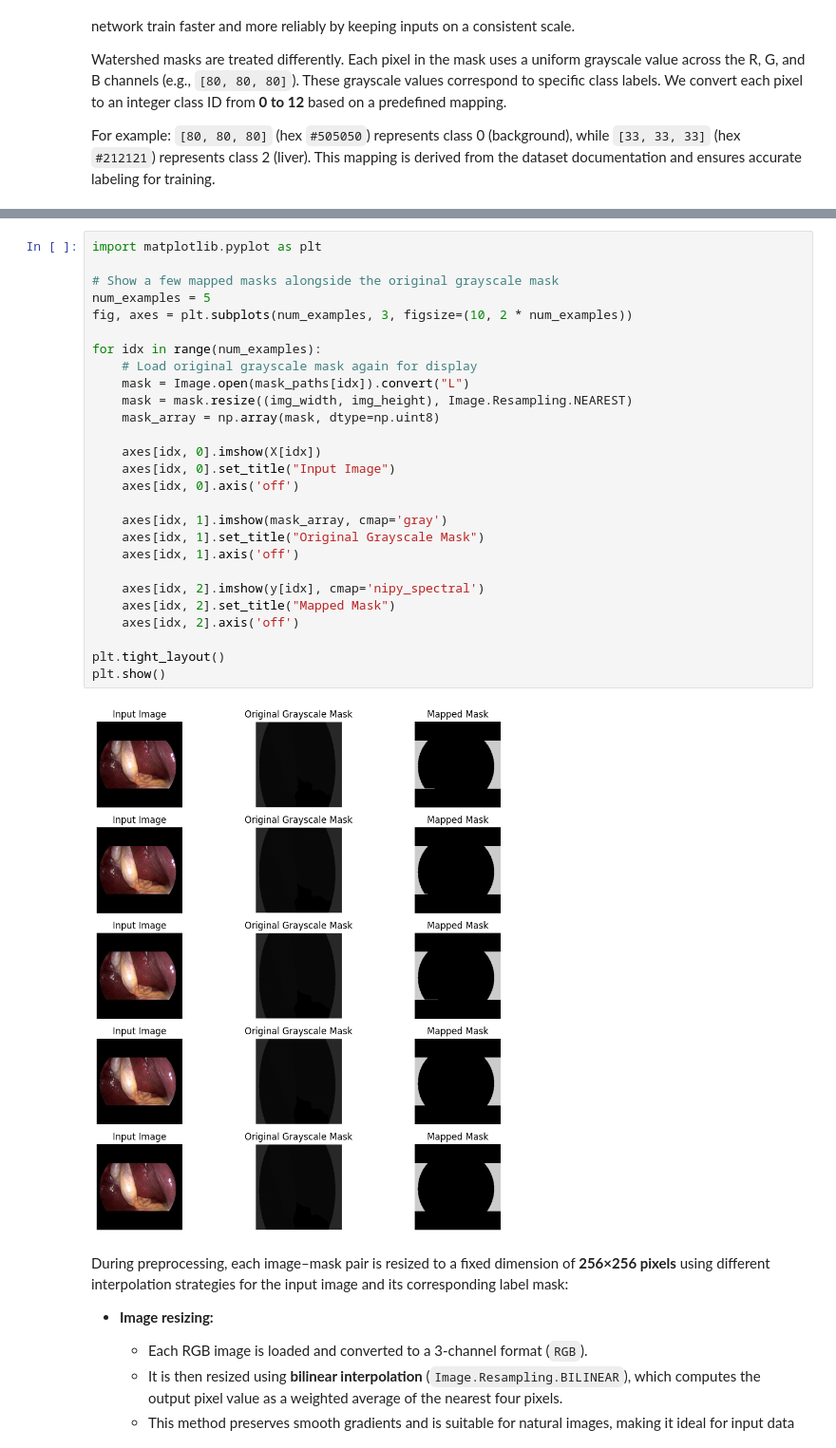
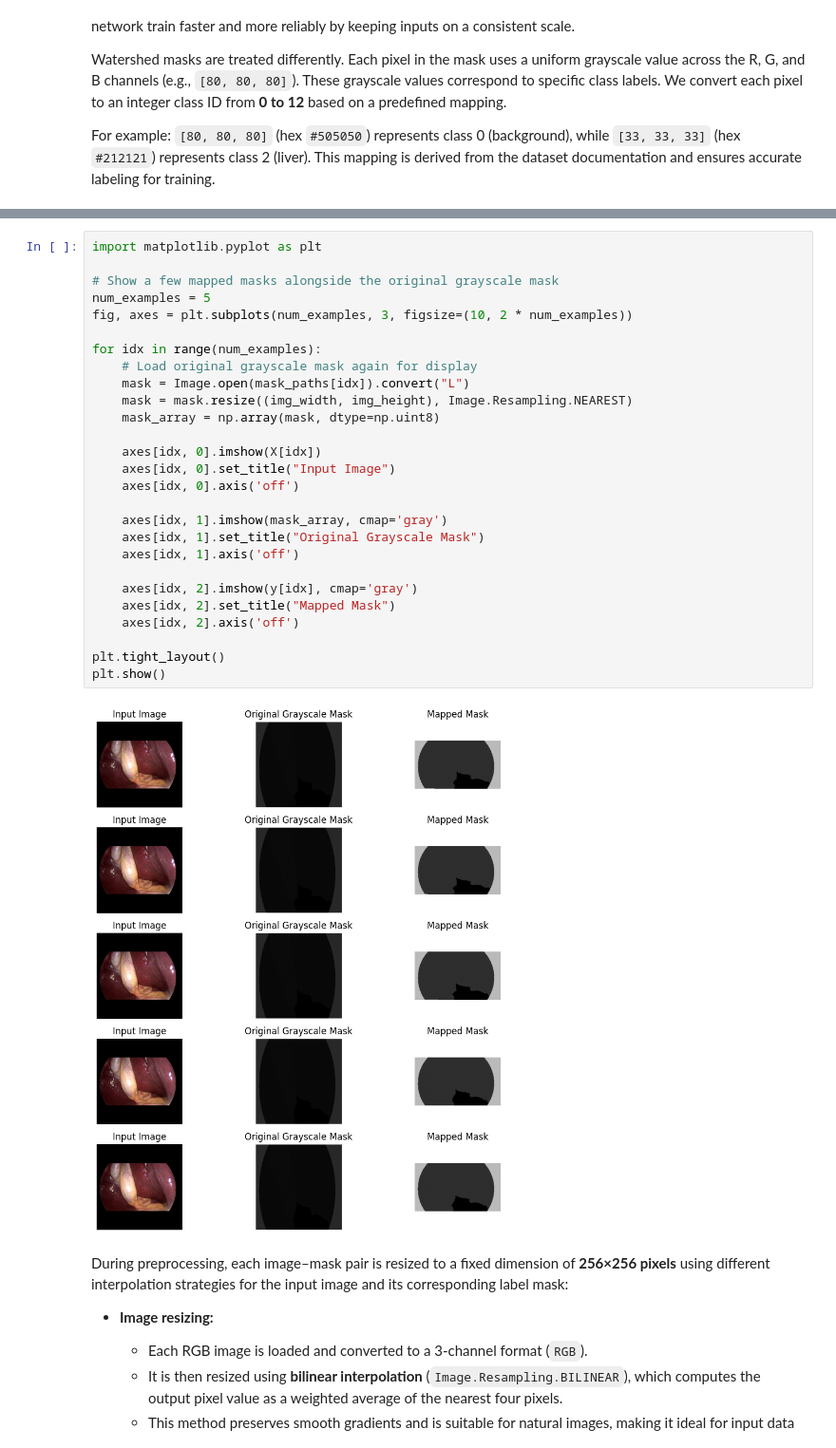
Before and after one commit to ionelaMuntian/Medical_Image_Segmentation, a Jupyter notebook: medical_image_segm.ipynb, the cells around one changed output, grey strips where cells are left out. Shown at 95% size. Saved outputs shown, nothing was run; the diff lists cells and outputs as text.

```diff
--- a/medical_image_segm.ipynb
+++ b/medical_image_segm.ipynb
@@ -383,32 +411,32 @@ for i, (img_path, mask_path) in enumerate(zip(image_paths, mask_paths)):
 # %%
 import matplotlib.pyplot as plt
 
 # Show a few mapped masks alongside the original grayscale mask
 num_examples = 5
 fig, axes = plt.subplots(num_examples, 3, figsize=(10, 2 * num_examples))
 
 for idx in range(num_examples):
     # Load original grayscale mask again for display
     mask = Image.open(mask_paths[idx]).convert("L")
     mask = mask.resize((img_width, img_height), Image.Resampling.NEAREST)
     mask_array = np.array(mask, dtype=np.uint8)
 
     axes[idx, 0].imshow(X[idx])
     axes[idx, 0].set_title("Input Image")
     axes[idx, 0].axis('off')
 
     axes[idx, 1].imshow(mask_array, cmap='gray')
     axes[idx, 1].set_title("Original Grayscale Mask")
     axes[idx, 1].axis('off')
 
-    axes[idx, 2].imshow(y[idx], cmap='nipy_spectral')
+    axes[idx, 2].imshow(y[idx], cmap='gray')
     axes[idx, 2].set_title("Mapped Mask")
     axes[idx, 2].axis('off')
 
 plt.tight_layout()
 plt.show()
 # %% [output]
-[figure, old version]
+[figure, new version]
 # %% [markdown]
 During preprocessing, each image–mask pair is resized to a fixed dimension of **256×256 pixels** using different interpolation strategies for the input image and its corresponding label mask:
 
```
Also changed, not shown: parts of 15 cells of this notebook.
